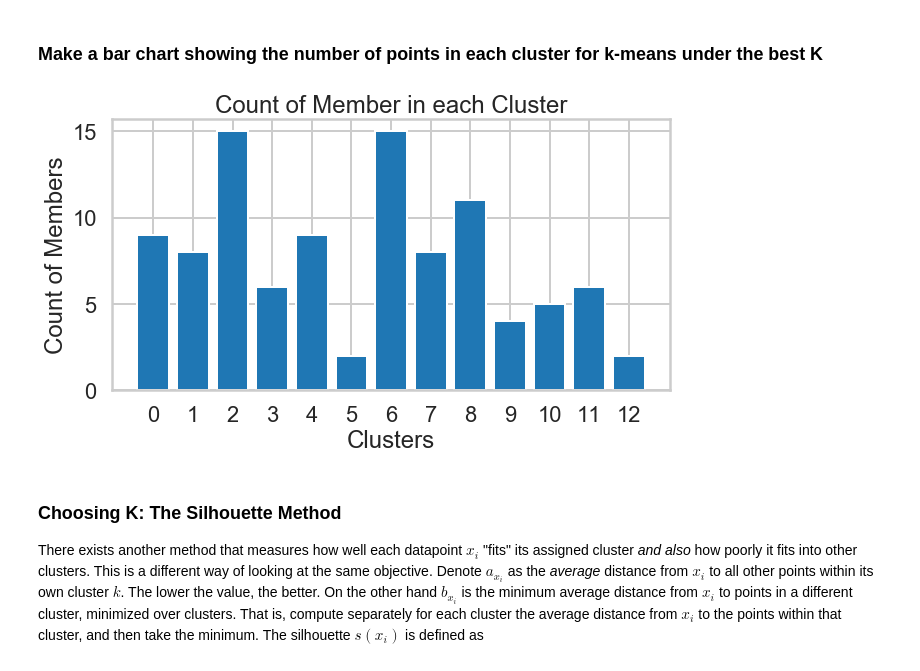
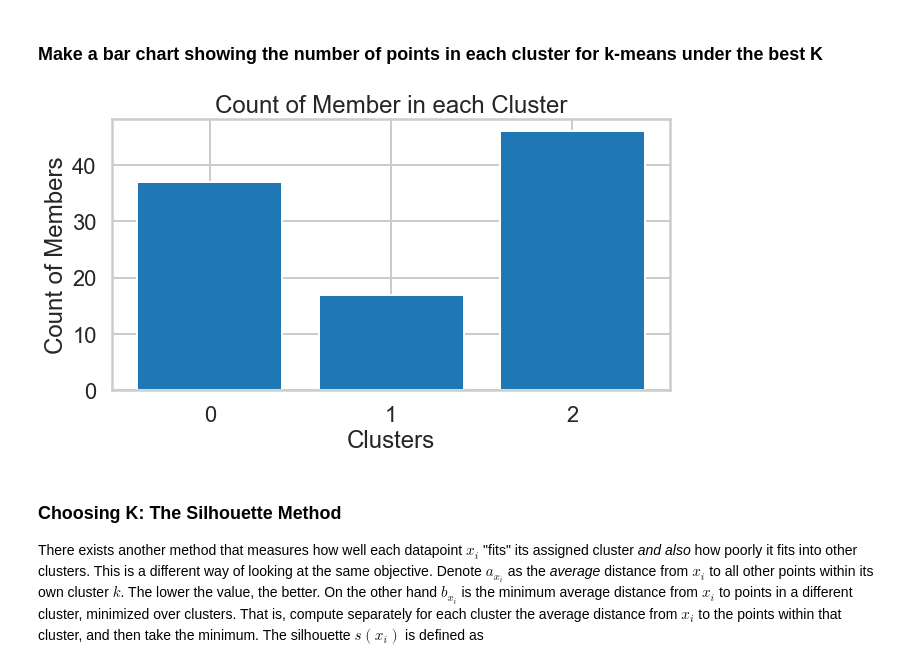
Before and after one commit to kyloop/sb_mp, a Jupyter notebook: Mini_Project_Clustering.ipynb, the cells around one changed output. Drawn from its saved outputs; the diff is of its cells as text; code cells hidden in the pictures.

```diff
--- a/Mini_Project_Clustering.ipynb
+++ b/Mini_Project_Clustering.ipynb
@@ -165,22 +166,22 @@ plt.show()
 # %%
 X = mat.iloc[:,1:].copy()
 
-k=13 #Elbow is Determined from the above plot
+k=3 #Elbow is Determined from the above plot
 
 X["points"]=KMeans(n_clusters=k, random_state=1).fit_predict(X)
 
 clusterDF = pd.DataFrame(X.points.value_counts()).reset_index()
 clusterDF.columns = ["cluster", "points"]
 
 plt.figure(figsize=(10,5))
 plt.bar(clusterDF.cluster, clusterDF.points, width=0.8)
 plt.xticks(np.arange(0,k,1))
 plt.xlabel("Clusters")
 plt.ylabel("Count of Members")
 plt.title("Count of Member in each Cluster")
 plt.show()
 # %% [output]
-[figure, old version]
+[figure, new version]
 # %% [markdown]
 ### Choosing K: The Silhouette Method
 
```
Also changed, not shown: parts of 16 cells of this notebook.
